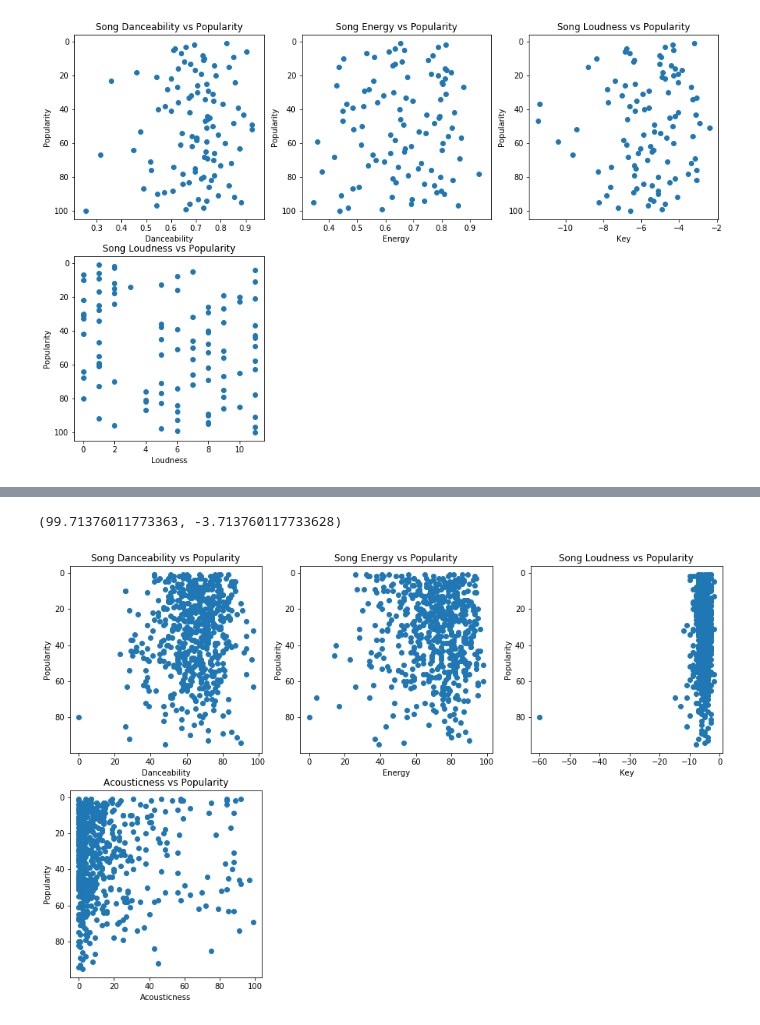
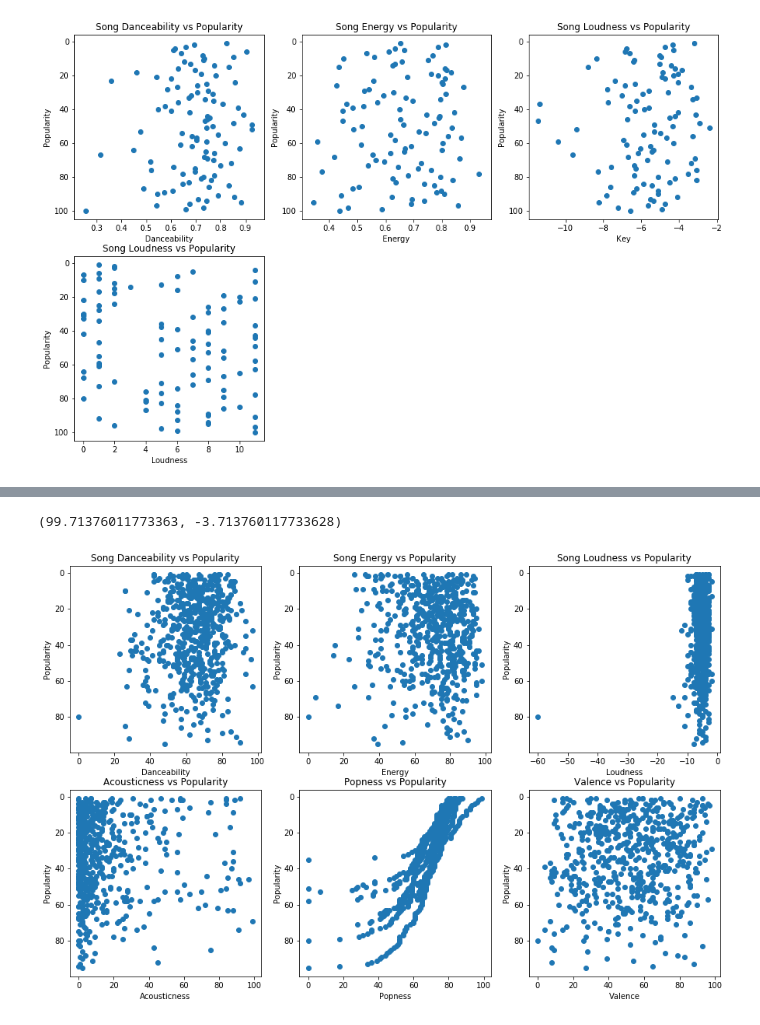
Before and after one commit to Turgerel/CSCI-4930-, a Jupyter notebook: EDA.ipynb, the cells around one changed output, grey strips where cells are left out. Cells and saved outputs as stored; diff of their text form; code cells hidden in the pictures.

Commit message:
Dataset changes

```diff
--- a/EDA.ipynb
+++ b/EDA.ipynb
@@ -107,35 +107,49 @@ dataset_big.describe()
 # %%
 fig2 = plt.figure(figsize=(15, 15))
 ax1 = fig2.add_subplot(331)
 ax1.set_xlabel("Danceability")
 ax1.set_ylabel("Popularity")
 ax1.set_title("Song Danceability vs Popularity")
 ax1.scatter(dataset_big.dnce, dataset_big.popularity)
 ax1.set_ylim(ax1.get_ylim()[::-1])
 
 ax2 = fig2.add_subplot(332)
 ax2.set_xlabel("Energy")
 ax2.set_ylabel("Popularity")
 ax2.set_title("Song Energy vs Popularity")
 ax2.scatter(dataset_big.nrgy, dataset_big.popularity)
 ax2.set_ylim(ax2.get_ylim()[::-1])
 
 ax3 = fig2.add_subplot(333)
-ax3.set_xlabel("Key")
+ax3.set_xlabel("Loudness")
 ax3.set_ylabel("Popularity")
 ax3.set_title("Song Loudness vs Popularity")
 ax3.scatter(dataset_big.dB, dataset_big.popularity)
 ax3.set_ylim(ax3.get_ylim()[::-1])
 
 ax4 = fig2.add_subplot(334)
 ax4.set_xlabel("Acousticness")
 ax4.set_ylabel("Popularity")
 ax4.set_title("Acousticness vs Popularity")
 ax4.scatter(dataset_big.acous, dataset_big.popularity)
 ax4.set_ylim(ax4.get_ylim()[::-1])
+
+ax5 = fig2.add_subplot(335)
+ax5.set_xlabel("Popness")
+ax5.set_ylabel("Popularity")
+ax5.set_title("Popness vs Popularity")
+ax5.scatter(dataset_big.popness, dataset_big.popularity)
+ax5.set_ylim(ax5.get_ylim()[::-1])
+
+ax6 = fig2.add_subplot(336)
+ax6.set_xlabel("Valence")
+ax6.set_ylabel("Popularity")
+ax6.set_title("Valence vs Popularity")
+ax6.scatter(dataset_big.valence, dataset_big.popularity)
+ax6.set_ylim(ax6.get_ylim()[::-1])
 # %% [output]
 (99.71376011773363, -3.713760117733628)
-[figure, old version]
+[figure, new version]
 # %%
 def getCorrelation(dataset):
     import pandas as pd
```
Also changed, not shown: parts of 3 cells of this notebook, 1 other file.
